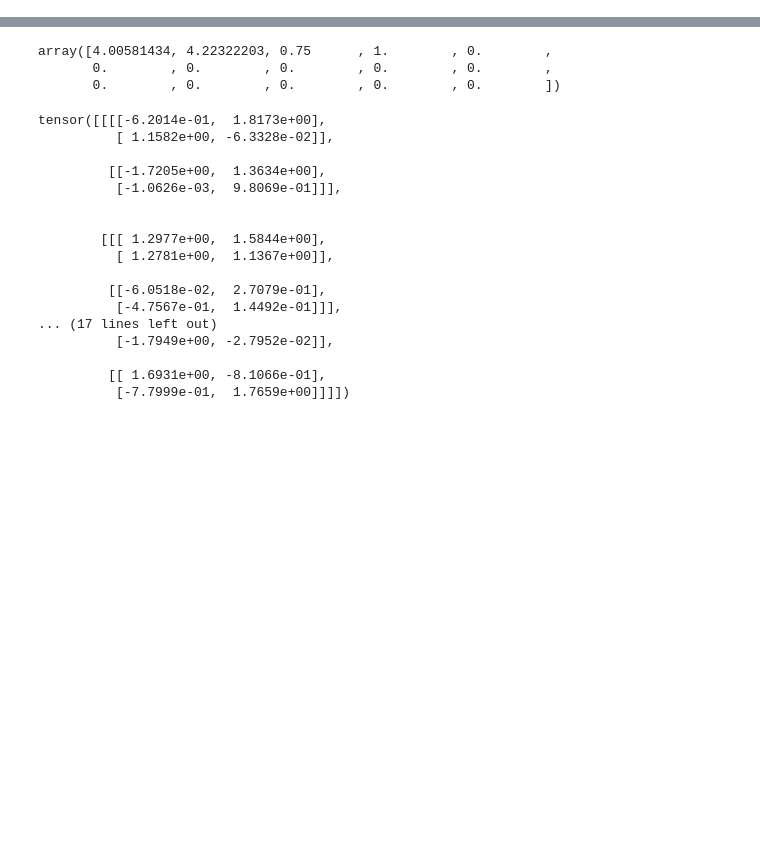
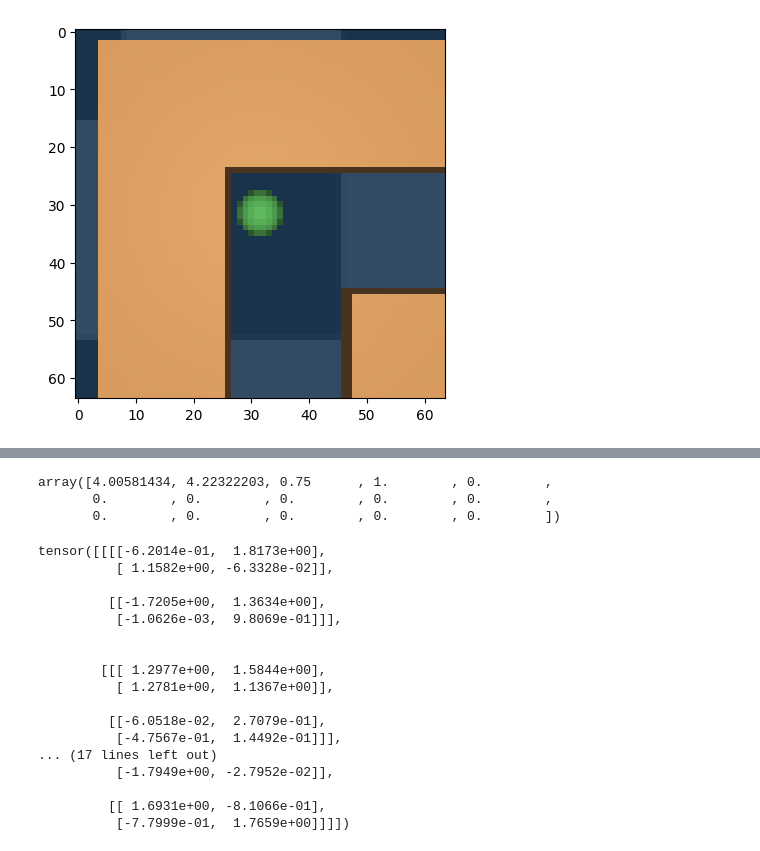
Before and after one commit to nRknpy/WorldModel2024-IntrinsicMotivation, a Jupyter notebook: src/debug.ipynb, the cells around one changed output, grey strips where cells are left out. Saved outputs shown, nothing was run; the diff lists cells and outputs as text; code cells hidden in the pictures; blank space fills up the shorter version.

```diff
--- a/src/debug.ipynb
+++ b/src/debug.ipynb
@@ -16,0 +46,7 @@ plt.show()
+# %%
+env.set_goal_idx(1)
+obs = env.reset()
+plt.imshow(obs)
+plt.show()
+# %% [output]
+[figure, added]
```
Also changed, not shown: parts of 5 cells of this notebook, 13 other files.
